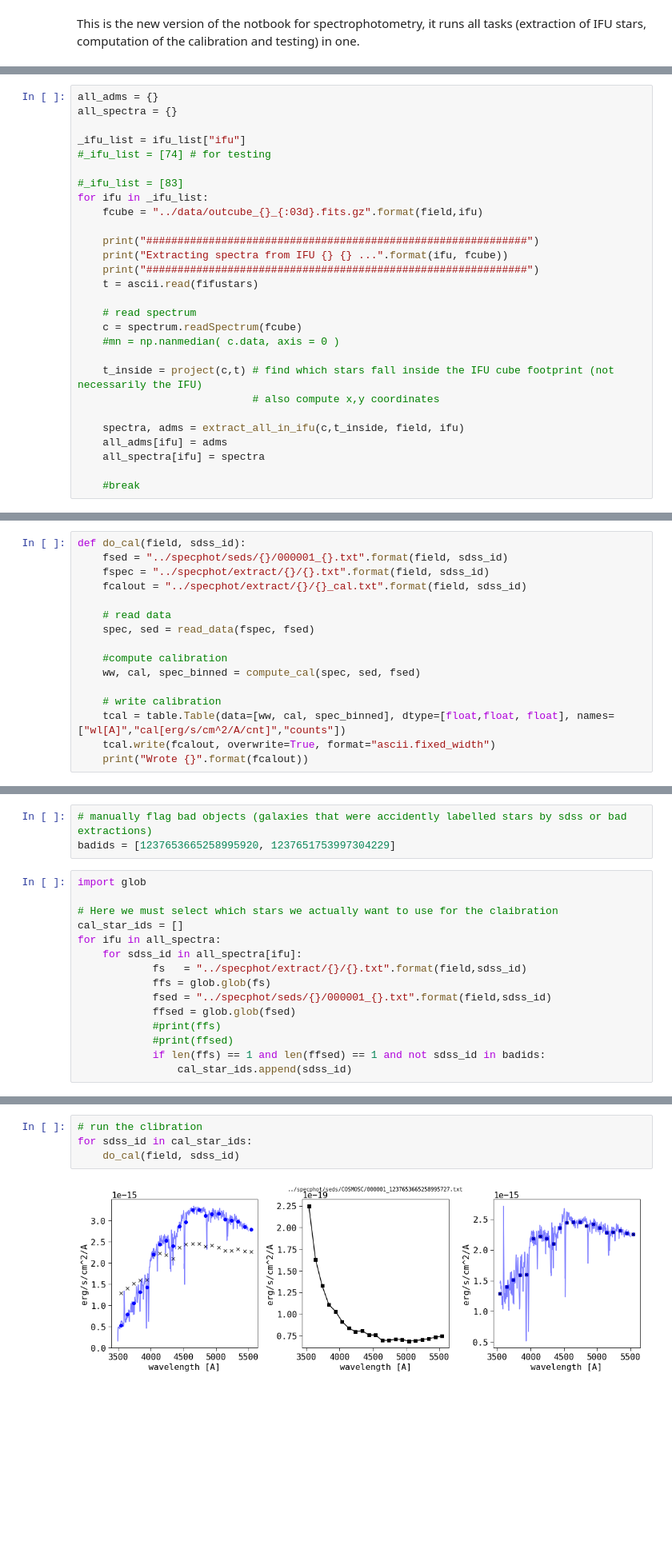
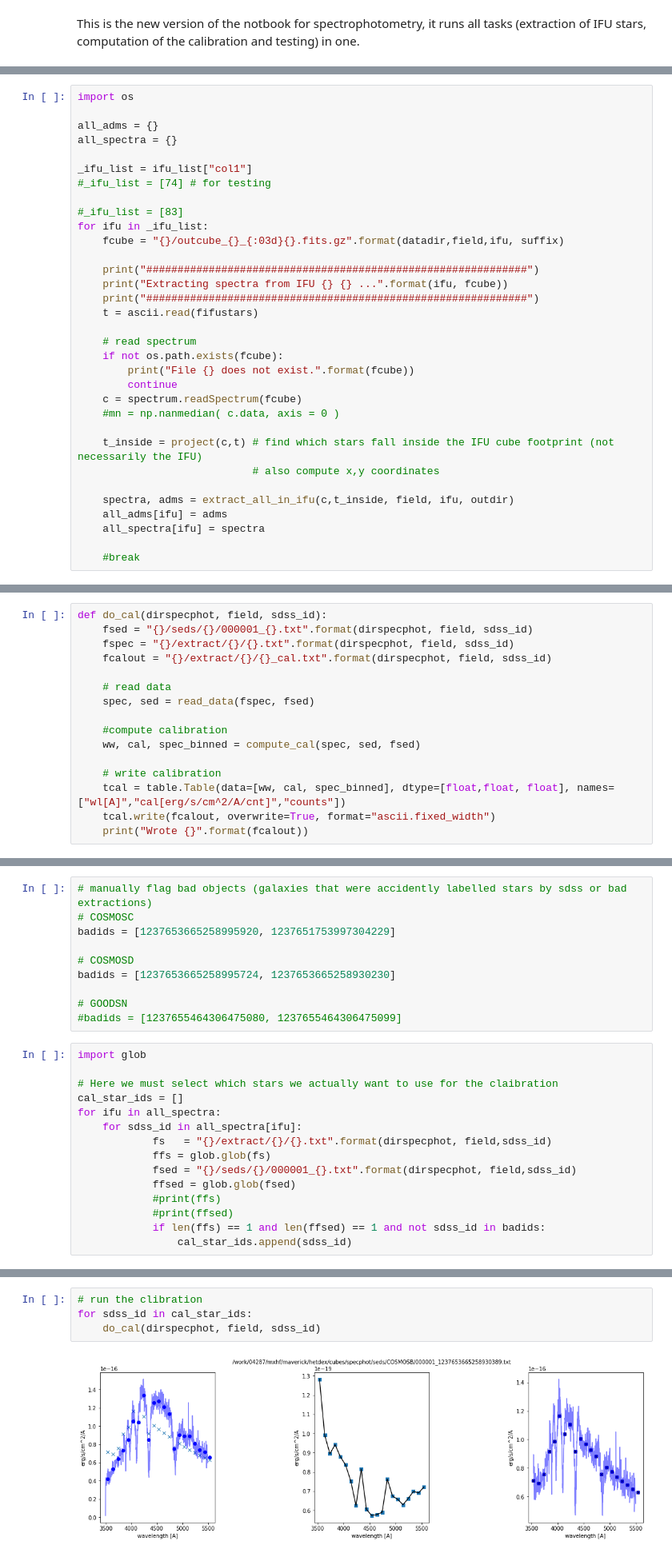
Before and after one commit to mxhf/hetdex-deep, a Jupyter notebook: spec_pht2_all_in_one.ipynb, the cells around one changed output, grey strips where cells are left out. Shown at 80% size. Cells and saved outputs as stored; diff of their text form; blank space fills up the shorter version.

```diff
--- a/spec_pht2_all_in_one.ipynb
+++ b/spec_pht2_all_in_one.ipynb
@@ -336,13 +351,15 @@ def extract_all_in_ifu(c, t, field, ifu, umag_min=16., umag_max=21., gmag_min=19
 # %%
+import os
+
 all_adms = {}
 all_spectra = {}
 
-_ifu_list = ifu_list["ifu"]
+_ifu_list = ifu_list["col1"]
 #_ifu_list = [74] # for testing
 
 #_ifu_list = [83]
 for ifu in _ifu_list:
-    fcube = "../data/outcube_{}_{:03d}.fits.gz".format(field,ifu)
+    fcube = "{}/outcube_{}_{:03d}{}.fits.gz".format(datadir,field,ifu, suffix)
 
     print("#############################################################")
     print("Extracting spectra from IFU {} {} ...".format(ifu, fcube))
@@ -350,13 +367,16 @@ for ifu in _ifu_list:
     t = ascii.read(fifustars)
 
     # read spectrum
+    if not os.path.exists(fcube):
+        print("File {} does not exist.".format(fcube))
+        continue
     c = spectrum.readSpectrum(fcube)
     #mn = np.nanmedian( c.data, axis = 0 )
 
     t_inside = project(c,t) # find which stars fall inside the IFU cube footprint (not necessarily the IFU)
                             # also compute x,y coordinates
 
-    spectra, adms = extract_all_in_ifu(c,t_inside, field, ifu)
+    spectra, adms = extract_all_in_ifu(c,t_inside, field, ifu, outdir)
     all_adms[ifu] = adms
     all_spectra[ifu] = spectra
 
@@ -526,10 +544,10 @@ def compute_cal(spec, sed, fsed, PLOT=True):
 
         return sed["col1"], cal, spec_binned
 # %%
-def do_cal(field, sdss_id):
-    fsed = "../specphot/seds/{}/000001_{}.txt".format(field, sdss_id)
-    fspec = "../specphot/extract/{}/{}.txt".format(field, sdss_id)
-    fcalout = "../specphot/extract/{}/{}_cal.txt".format(field, sdss_id)
+def do_cal(dirspecphot, field, sdss_id):
+    fsed = "{}/seds/{}/000001_{}.txt".format(dirspecphot, field, sdss_id)
+    fspec = "{}/extract/{}/{}.txt".format(dirspecphot, field, sdss_id)
+    fcalout = "{}/extract/{}/{}_cal.txt".format(dirspecphot, field, sdss_id)
 
     # read data
     spec, sed = read_data(fspec, fsed)
@@ -560,6 +575,13 @@ for ifu in all_spectra:
 # %%
 # manually flag bad objects (galaxies that were accidently labelled stars by sdss or bad extractions)
+# COSMOSC
 badids = [1237653665258995920, 1237651753997304229]
+
+# COSMOSD
+badids = [1237653665258995724, 1237653665258930230]
+
+# GOODSN
+#badids = [1237655464306475080, 1237655464306475099]
 # %%
 import glob
 
@@ -567,9 +589,9 @@ import glob
 cal_star_ids = []
 for ifu in all_spectra:
     for sdss_id in all_spectra[ifu]:
-            fs   = "../specphot/extract/{}/{}.txt".format(field,sdss_id)
+            fs   = "{}/extract/{}/{}.txt".format(dirspecphot, field,sdss_id)
             ffs = glob.glob(fs)
-            fsed = "../specphot/seds/{}/000001_{}.txt".format(field,sdss_id)
+            fsed = "{}/seds/{}/000001_{}.txt".format(dirspecphot, field,sdss_id)
             ffsed = glob.glob(fsed)
             #print(ffs)
             #print(ffsed)
@@ -582,6 +600,6 @@ sdss_id
 # %%
 # run the clibration
 for sdss_id in cal_star_ids:
-    do_cal(field, sdss_id)
+    do_cal(dirspecphot, field, sdss_id)
 # %% [output]
-[figure, old version]
+[figure, new version]
```
Also changed, not shown: parts of 25 cells of this notebook, 22 other files.
